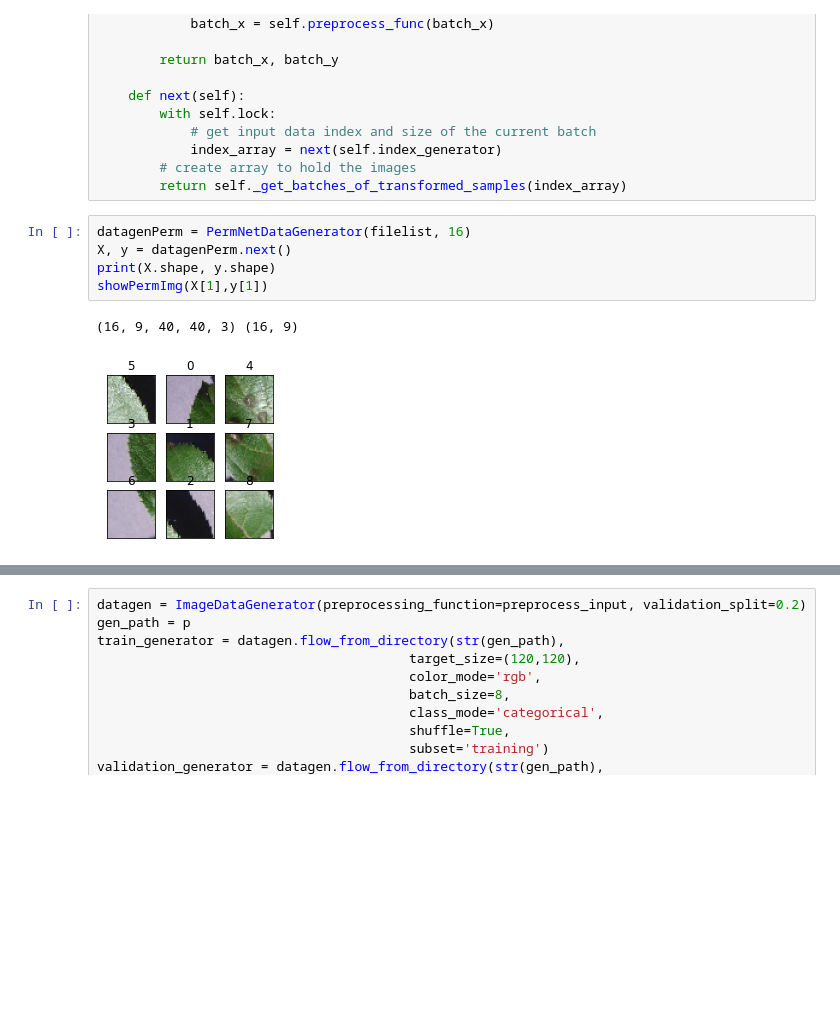
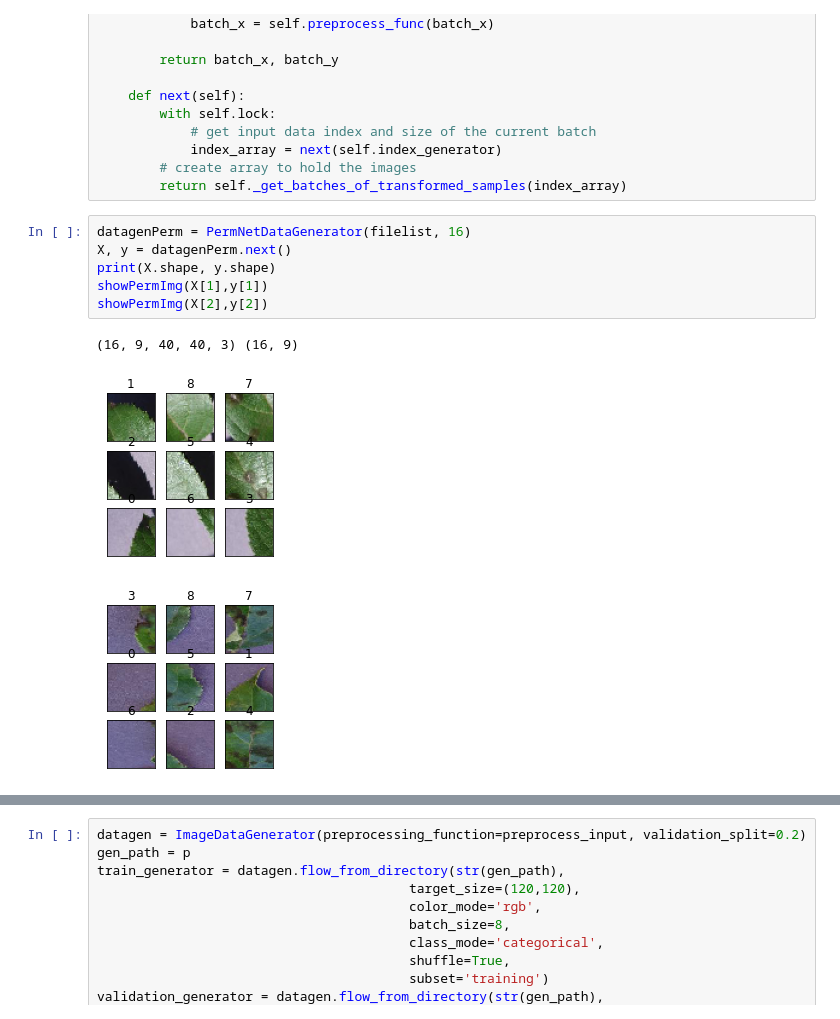
Before and after one commit to ge0metri/Deep-Learning-for-Visual-recognition-project, a Jupyter notebook: Notebook.ipynb, the cells around one changed output, grey strips where cells are left out. Saved outputs shown, nothing was run; the diff lists cells and outputs as text; blank space fills up the shorter version.

```diff
--- a/Notebook.ipynb
+++ b/Notebook.ipynb
@@ -161,11 +158,13 @@ class PermNetDataGenerator(Iterator):
 # %%
 datagenPerm = PermNetDataGenerator(filelist, 16)
 X, y = datagenPerm.next()
 print(X.shape, y.shape)
 showPermImg(X[1],y[1])
+showPermImg(X[2],y[2])
 # %% [output]
 (16, 9, 40, 40, 3) (16, 9)
-[figure, old version]
+[figure, new version]
+[figure, added]
 # %%
 conv_base = MobileNet(weights='imagenet',
                       include_top=False,
```
Also changed, not shown: parts of 4 cells of this notebook.
